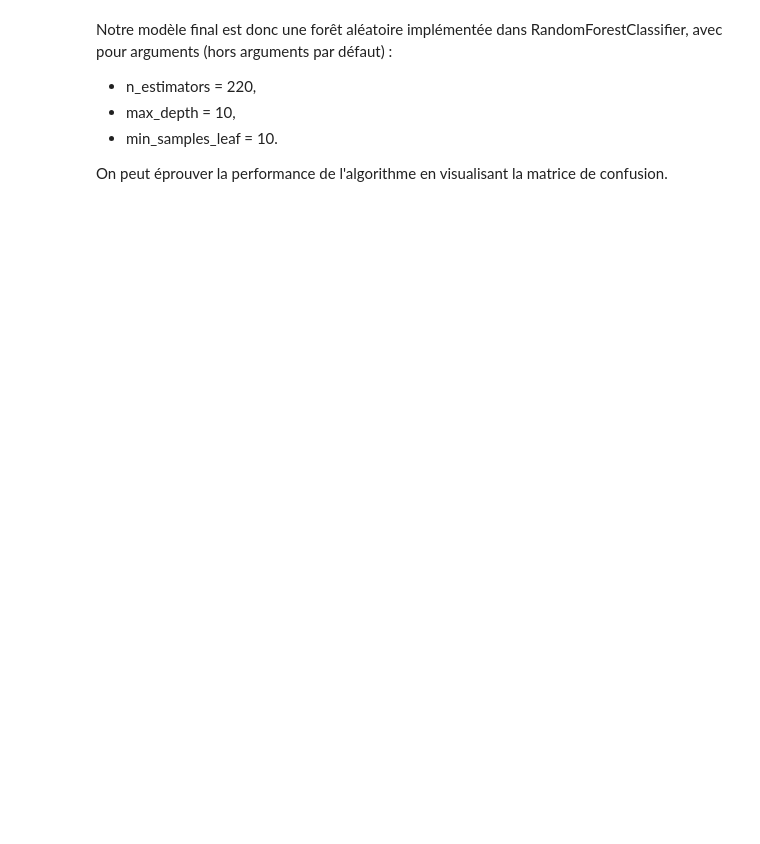
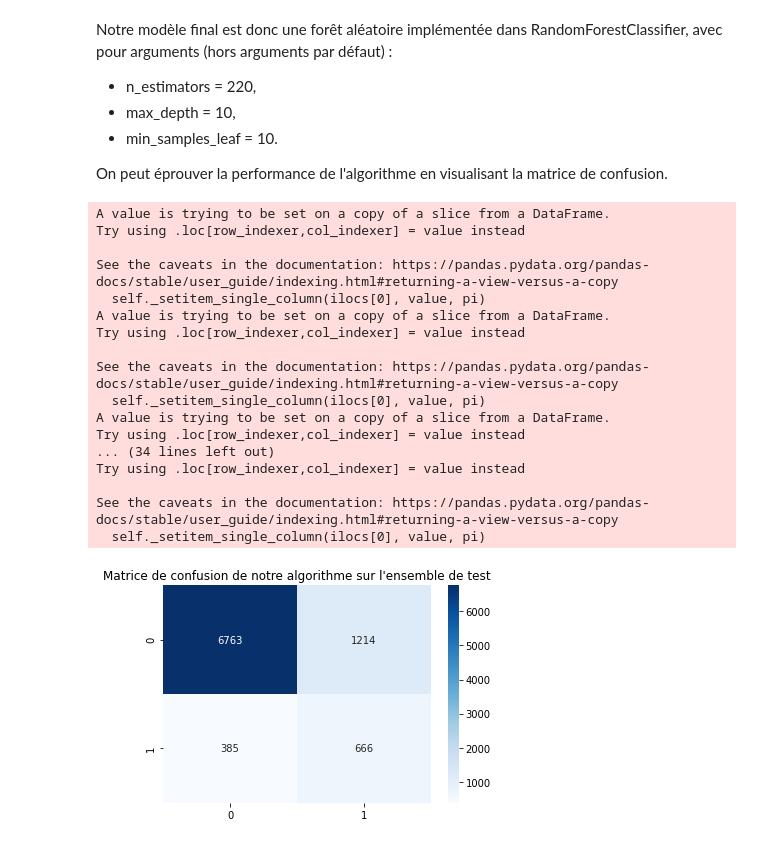
Before and after one commit to OlivierCollier/YottaProject1, a Jupyter notebook: notebooks/model-optimization-notebook/model-optimization-notebook.ipynb, the cells around one changed output. Saved outputs shown, nothing was run; the diff lists cells and outputs as text; code cells hidden in the pictures; blank space fills up the shorter version.

```diff
--- a/notebooks/model-optimization-notebook/model-optimization-notebook.ipynb
+++ b/notebooks/model-optimization-notebook/model-optimization-notebook.ipynb
@@ -64,0 +127,8 @@ NameError: name 'CLIENTS_COLUMNS_TO_DROP' is not defined
+# %%
+tmp1 = X.IDX_CONSUMER_PRICE
+tmp2 =X.IDX_CONSUMER_CONFIDENCE
+X.drop(columns= 'IDX_CONSUMER_PRICE', inplace=True)
+X.drop(columns= 'IDX_CONSUMER_CONFIDENCE', inplace=True)
+import pandas as pd
+X = pd.concat([X, tmp1, tmp2], axis=1)
+X
@@ -147,5 +250,8 @@ clf.fit(X_train, y_train)
 # %%
 # Pour ne pas avoir à attendre la fin de l'optimisation précédente, on pourra décommenter
 # les lignes suivantes et changer directement le modèle sauvegardé en format pickle.
-import pickle
-clf = pickle.load(open("../../models/ml_model.pkl", "rb"))
+# import pickle
+# opt_pipeline = pickle.load(open("../../models/ml_model.pkl", "rb"))
+
+# Il faut alors également commenter la ligne suivante.
+opt_pipeline = clf.best_estimator_
@@ -159,6 +263,28 @@ Notre modèle final est donc une forêt aléatoire implémentée dans RandomFore
 
 On peut éprouver la performance de l'algorithme en visualisant la matrice de confusion.
 # %%
-y_pred = clf.predict(X_test)
-conf_matrix = confusion_matrix(y_pred, y_test)
-sns.heatmap(conf_matrix, annot=True)
+y_pred = opt_pipeline.predict(X_test)
+conf_matrix = confusion_matrix(y_test, y_pred)
+labels = np.asarray(conf_matrix.flatten()).reshape(2,2)
+sns.heatmap(data=conf_matrix, annot=labels, fmt='', cmap='Blues')
+plt.title("Matrice de confusion de notre algorithme sur l'ensemble de test")
+plt.show()
+# %% [output]
+A value is trying to be set on a copy of a slice from a DataFrame.
+Try using .loc[row_indexer,col_indexer] = value instead
+
+See the caveats in the documentation: https://pandas.pydata.org/pandas-docs/stable/user_guide/indexing.html#returning-a-view-versus-a-copy
+  self._setitem_single_column(ilocs[0], value, pi)
+A value is trying to be set on a copy of a slice from a DataFrame.
+Try using .loc[row_indexer,col_indexer] = value instead
+
+See the caveats in the documentation: https://pandas.pydata.org/pandas-docs/stable/user_guide/indexing.html#returning-a-view-versus-a-copy
+  self._setitem_single_column(ilocs[0], value, pi)
+A value is trying to be set on a copy of a slice from a DataFrame.
+Try using .loc[row_indexer,col_indexer] = value instead
+... (34 lines left out)
+Try using .loc[row_indexer,col_indexer] = value instead
+
+See the caveats in the documentation: https://pandas.pydata.org/pandas-docs/stable/user_guide/indexing.html#returning-a-view-versus-a-copy
+  self._setitem_single_column(ilocs[0], value, pi)
+[figure, added]
```
Also changed, not shown: parts of 13 cells of this notebook, 2 other files.
